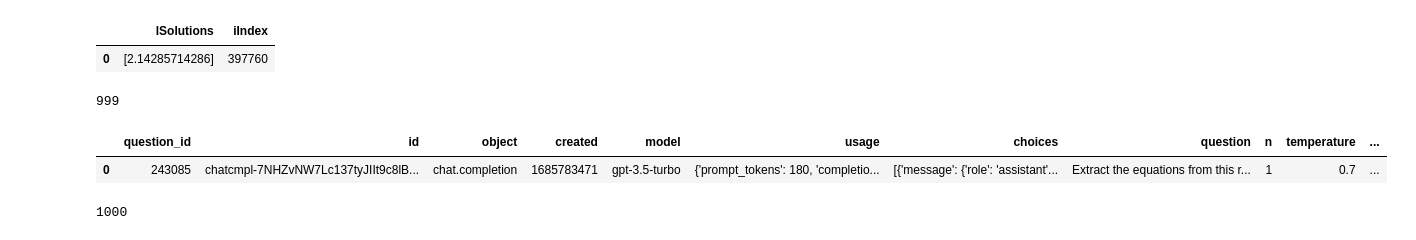
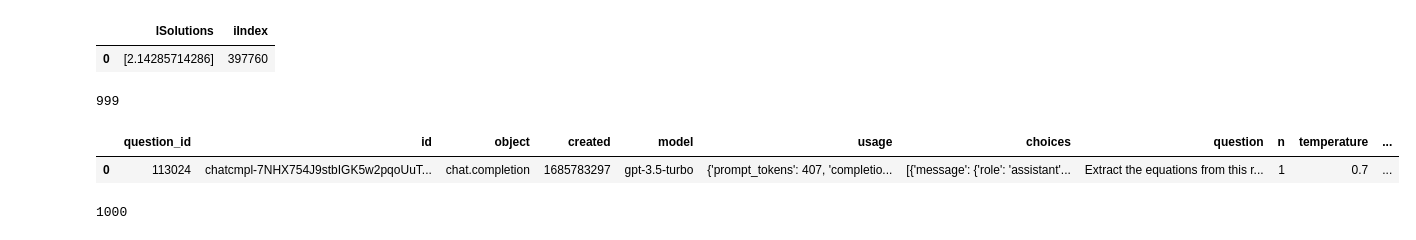
Before and after one commit to hwelsters/internal-consistency, a Jupyter notebook: 06-08-2023/categorize.ipynb, the cells around one changed output. Saved outputs shown, nothing was run; the diff lists cells and outputs as text; code cells hidden in the pictures.

```diff
--- a/06-08-2023/categorize.ipynb
+++ b/06-08-2023/categorize.ipynb
@@ -11,13 +13,13 @@ ground.head(1)
 |  | lSolutions | iIndex |
 | 0 | [2.14285714286] | 397760 |
 # %%
-solved = pandas.read_json('data/output/solved/sample_1.jsonl', lines=True)
+solved = pandas.read_json(f'data/output/solved/{SAMPLE}.jsonl', lines=True)
 print(len(solved))
 solved.head(1)
 # %% [output]
 999
 |  | question_id | id | object | created | model | usage | choices | question | n | temperature | ... |
-| 0 | 243085 | chatcmpl-7NHZvNW7Lc137tyJIIt9c8lB... | chat.completion | 1685783471 | gpt-3.5-turbo | {'prompt_tokens': 180, 'completio... | [{'message': {'role': 'assistant'... | Extract the equations from this r... | 1 | 0.7 | ... |
+| 0 | 113024 | chatcmpl-7NHX754J9stbIGK5w2pqoUuT... | chat.completion | 1685783297 | gpt-3.5-turbo | {'prompt_tokens': 407, 'completio... | [{'message': {'role': 'assistant'... | Extract the equations from this r... | 1 | 0.7 | ... |
 # %%
 system = pandas.read_json('data/output/system_equations/sample_0.jsonl', lines=True)
 system = system[['question_id', 'choices']]
```
Also changed, not shown: parts of 6 cells of this notebook, 20 other files.
